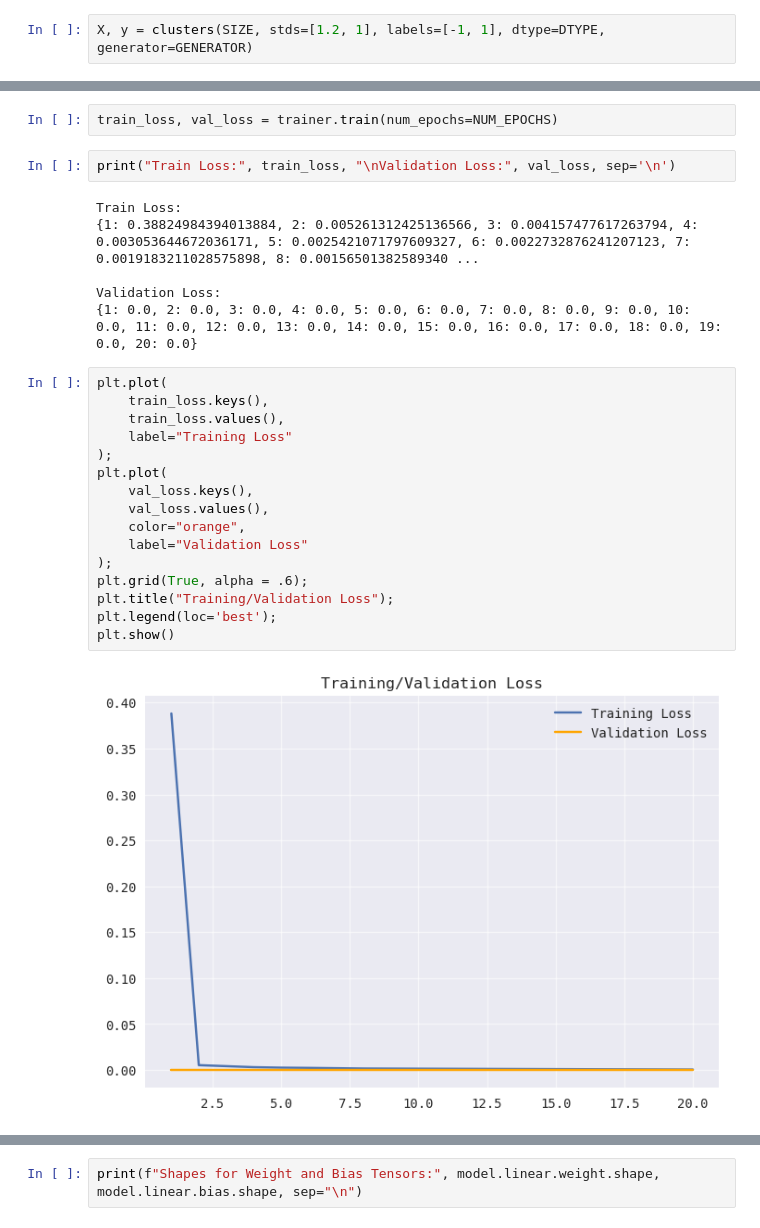
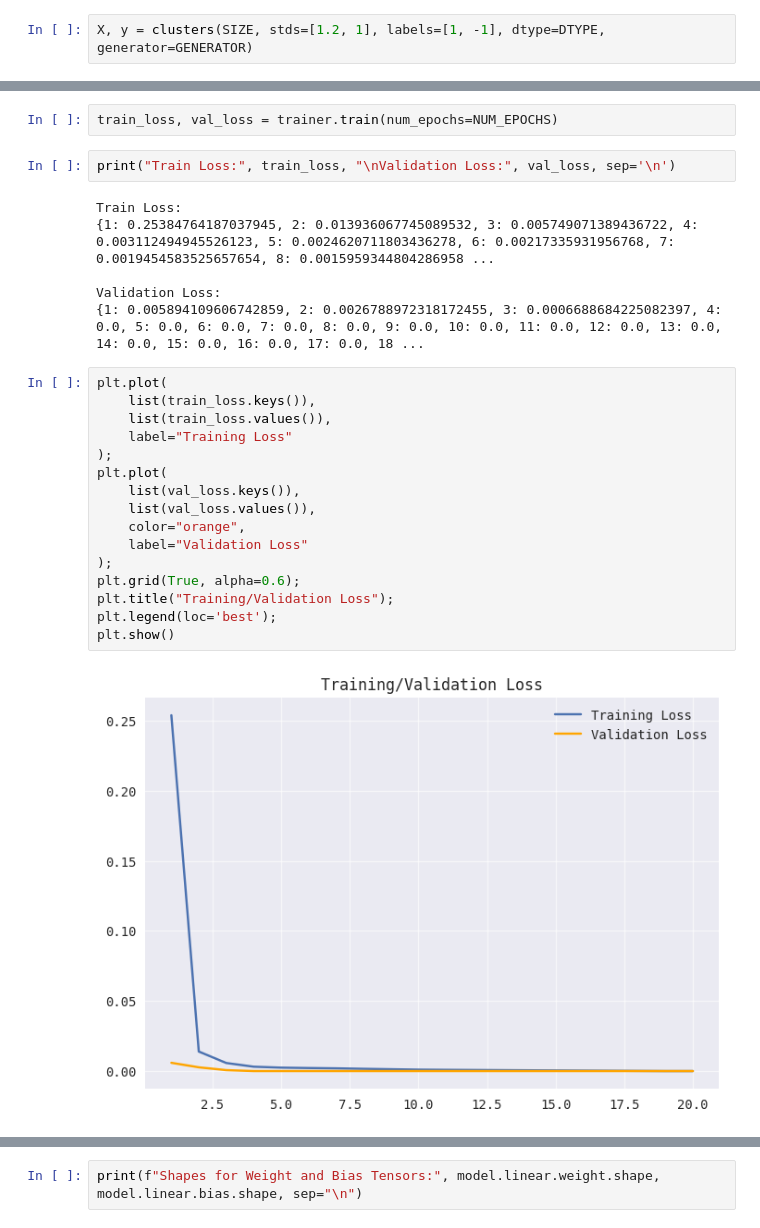
Before and after one commit to abhans/torchbygnd, a Jupyter notebook: test.ipynb, the cells around one changed output, grey strips where cells are left out. Cells and saved outputs as stored; diff of their text form.

```diff
--- a/test.ipynb
+++ b/test.ipynb
@@ -38,7 +39,7 @@ print(f"Device has ben set to: {torch.cuda.get_device_properties(DEVICE).name}")
 # %% [output]
 Device has ben set to: NVIDIA GeForce RTX 4060 Laptop GPU
 # %%
-X, y = clusters(SIZE, stds=[1.2, 1], labels=[-1, 1], dtype=DTYPE, generator=GENERATOR)
+X, y = clusters(SIZE, stds=[1.2, 1], labels=[1, -1], dtype=DTYPE, generator=GENERATOR)
 # %%
 print("Generated X:", X[90:110], "\nGenerated y:", y[90:110], sep='\n')     # Viewing both +1 and -1
 print("\nShape of X: ", X.shape, "\nShape of y: ", y.shape, sep='\n')
@@ -140,28 +141,28 @@ train_loss, val_loss = trainer.train(num_epochs=NUM_EPOCHS)
 print("Train Loss:", train_loss, "\nValidation Loss:", val_loss, sep='\n')
 # %% [output]
 Train Loss:
-{1: 0.38824984394013884, 2: 0.005261312425136566, 3: 0.004157477617263794, 4: 0.003053644672036171, 5: 0.0025421071797609327, 6: 0.0022732876241207123, 7: 0.0019183211028575898, 8: 0.00156501382589340 ...
+{1: 0.25384764187037945, 2: 0.013936067745089532, 3: 0.005749071389436722, 4: 0.003112494945526123, 5: 0.0024620711803436278, 6: 0.00217335931956768, 7: 0.0019454583525657654, 8: 0.0015959344804286958 ...
 
 Validation Loss:
-{1: 0.0, 2: 0.0, 3: 0.0, 4: 0.0, 5: 0.0, 6: 0.0, 7: 0.0, 8: 0.0, 9: 0.0, 10: 0.0, 11: 0.0, 12: 0.0, 13: 0.0, 14: 0.0, 15: 0.0, 16: 0.0, 17: 0.0, 18: 0.0, 19: 0.0, 20: 0.0}
+{1: 0.005894109606742859, 2: 0.0026788972318172455, 3: 0.0006688684225082397, 4: 0.0, 5: 0.0, 6: 0.0, 7: 0.0, 8: 0.0, 9: 0.0, 10: 0.0, 11: 0.0, 12: 0.0, 13: 0.0, 14: 0.0, 15: 0.0, 16: 0.0, 17: 0.0, 18 ...
 # %%
 plt.plot(
-    train_loss.keys(),
-    train_loss.values(),
+    list(train_loss.keys()),
+    list(train_loss.values()),
     label="Training Loss"
 );
 plt.plot(
-    val_loss.keys(),
-    val_loss.values(),
+    list(val_loss.keys()),
+    list(val_loss.values()),
     color="orange",
     label="Validation Loss"
 );
-plt.grid(True, alpha = .6);
+plt.grid(True, alpha=0.6);
 plt.title("Training/Validation Loss");
 plt.legend(loc='best');
 plt.show()
 # %% [output]
-[figure, old version]
+[figure, new version]
 # %%
 print(f"Predicted model Parameters:", "Weights: {}".format(model.linear.weight), "Bias: {}".format(model.linear.bias), sep="\n")
 # %% [output]
```
Also changed, not shown: parts of 7 cells of this notebook, 7 other files.
